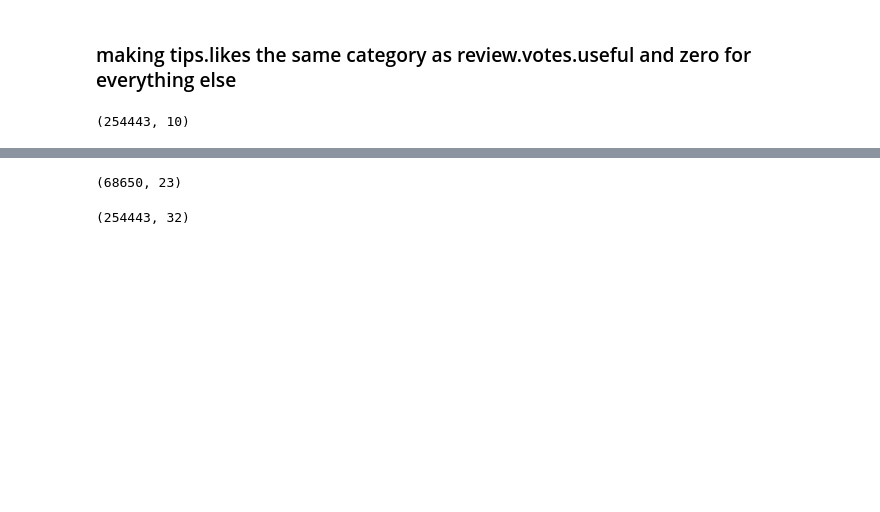
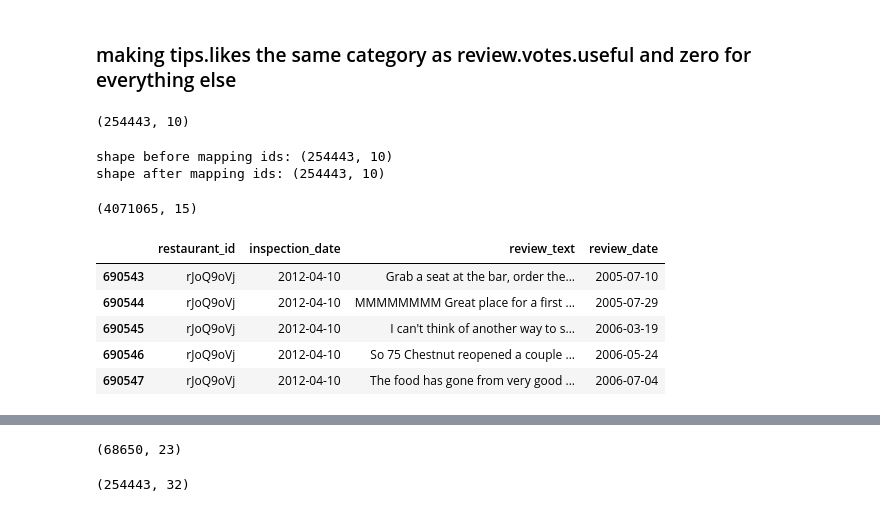
Before and after one commit to potatochip/kojak, a Jupyter notebook: feature_exploration-Copy1.ipynb, the cells around one changed output, grey strips where cells are left out. Cells and saved outputs as stored; diff of their text form; code cells hidden in the pictures; blank space fills up the shorter version.

```diff
--- a/feature_exploration-Copy1.ipynb
+++ b/feature_exploration-Copy1.ipynb
@@ -124,0 +233,15 @@ reviews_tips.columns = [u'business_id', u'review_date', u'review_id', u'review_s
+# %%
+reviews_tips.review_votes_useful.fillna(0, inplace=True)
+reviews_tips.review_votes_cool.fillna(0, inplace=True)
+reviews_tips.review_votes_funny.fillna(0, inplace=True)
+# %%
+reviews_tips = map_ids(reviews_tips)
+# %% [output]
+shape before mapping ids: (254443, 10)
+shape after mapping ids: (254443, 10)
+# %%
+reviews_tips_training_response = pd.merge(reviews_tips, training_response, on='restaurant_id', how='right')
+# %%
+reviews_tips_training_response.shape
+# %% [output]
+(4071065, 15)
@@ -124,0 +250,12 @@ reviews_tips.columns = [u'business_id', u'review_date', u'review_id', u'review_s
+# %%
+# remove the past due dates in the groupby not before
+g = reviews_tips_training_response[['restaurant_id', 'inspection_date', 'review_text', 'review_date']].groupby(['restaurant_id', 'inspection_date'])
+# %%
+g.get_group(('rJoQ9oVj', '2012-04-10')).head()
+# %% [output]
+|  | restaurant_id | inspection_date | review_text | review_date |
+| 690543 | rJoQ9oVj | 2012-04-10 | Grab a seat at the bar, order the... | 2005-07-10 |
+| 690544 | rJoQ9oVj | 2012-04-10 | MMMMMMMM Great place for a first ... | 2005-07-29 |
+| 690545 | rJoQ9oVj | 2012-04-10 | I can't think of another way to s... | 2006-03-19 |
+| 690546 | rJoQ9oVj | 2012-04-10 | So 75 Chestnut reopened a couple ... | 2006-05-24 |
+| 690547 | rJoQ9oVj | 2012-04-10 | The food has gone from very good ... | 2006-07-04 |
```
Also changed, not shown: parts of 55 cells of this notebook, 11 other files.
